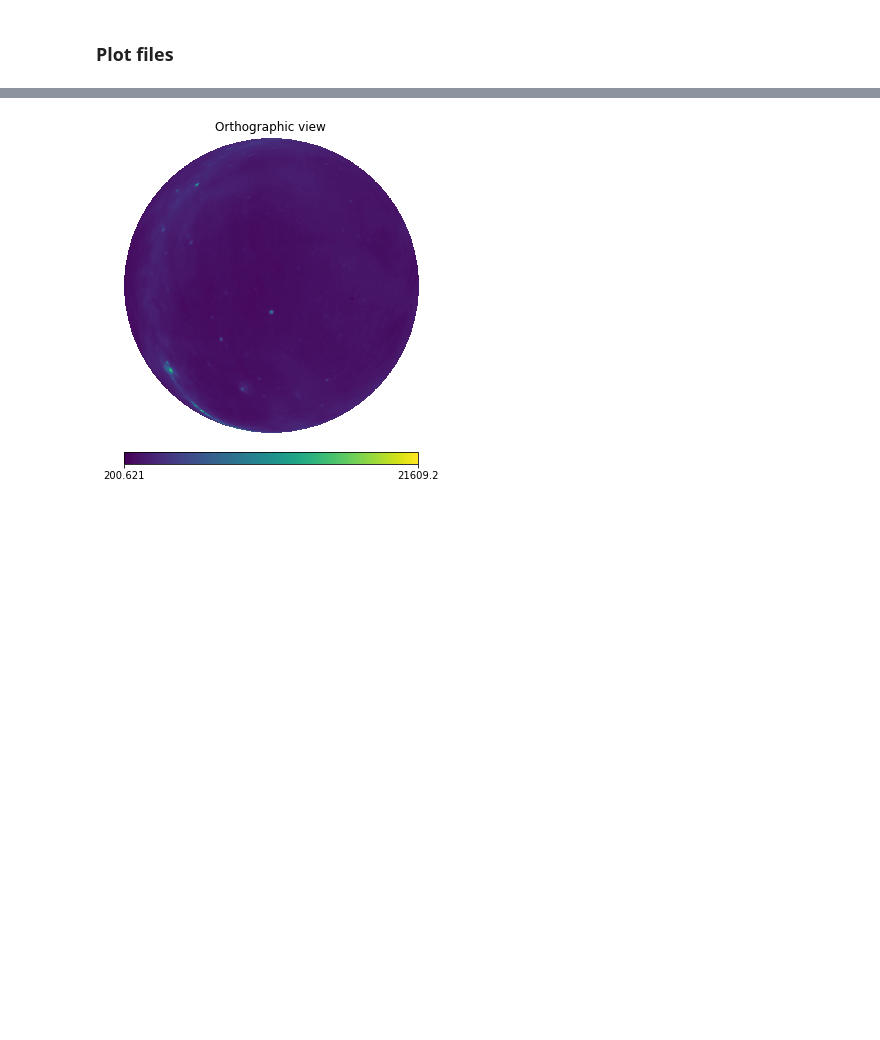
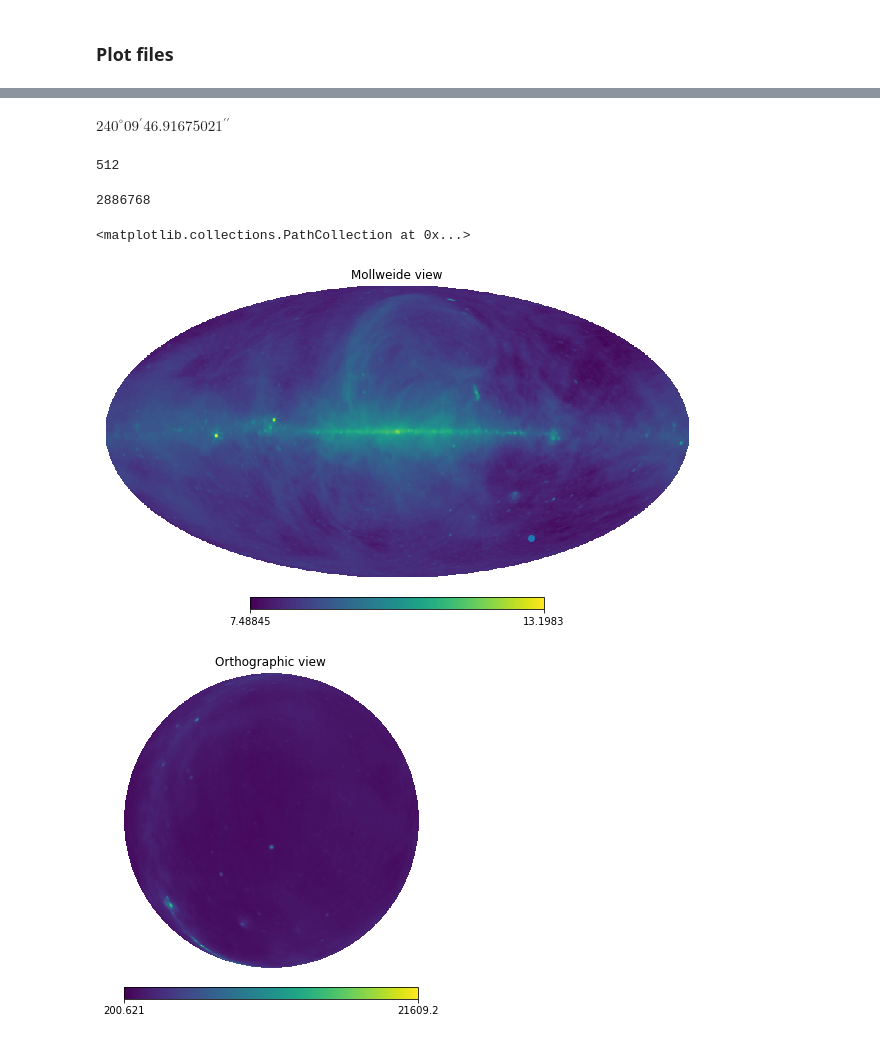
Before and after one commit to telegraphic/postx, a Jupyter notebook: img_wcs.ipynb, the cells around one changed output, grey strips where cells are left out. Drawn from its saved outputs; the diff is of its cells as text; code cells hidden in the pictures; blank space fills up the shorter version.

```diff
--- a/img_wcs.ipynb
+++ b/img_wcs.ipynb
@@ -149 +341,25 @@ print(57.398280 - 57.10742)
+# %%
+import pygdsm
+import healpy as hp
+gsm = pygdsm.GlobalSkyModel()
+# %%
+sky = gsm.generate(np.arange(50, 200))
+# %%
+skycat['Fornax_A'].galactic.l
+# %% [output]
+$240^\circ09{}^\prime46.91675021{}^{\prime\prime}$
+# %%
+hp.npix2nside(len(sky[0]))
+# %% [output]
+512
+# %%
+hp.ang2pix(512, skycat['Fornax_A'].galactic.l.value, skycat['Fornax_A'].galactic.b.value, lonlat=True)
+# %% [output]
+2886768
+# %%
+hp.mollview(np.log(sky[0]))
+hp.projscatter(skycat['Fornax_A'].galactic.l.value, skycat['Fornax_A'].galactic.b.value, lonlat=True)
+# %% [output]
+<matplotlib.collections.PathCollection at 0x...>
+[figure, added]
 # %%
```
Also changed, not shown: parts of 31 cells of this notebook, 1 other file.
